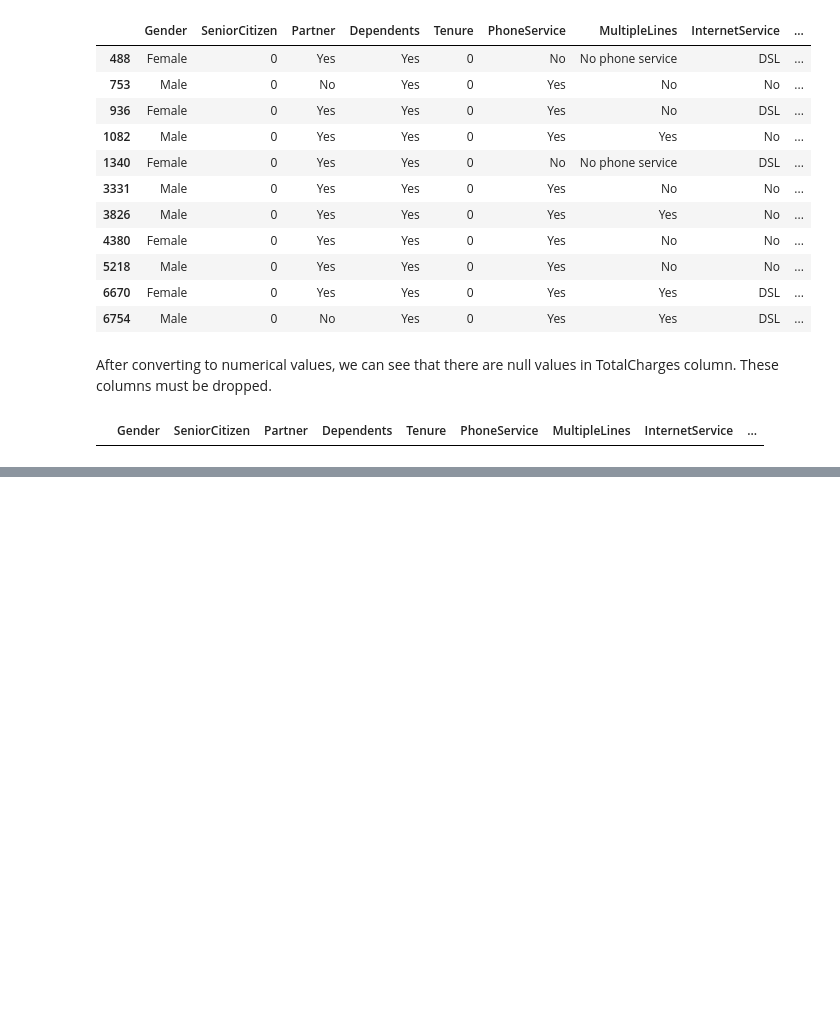
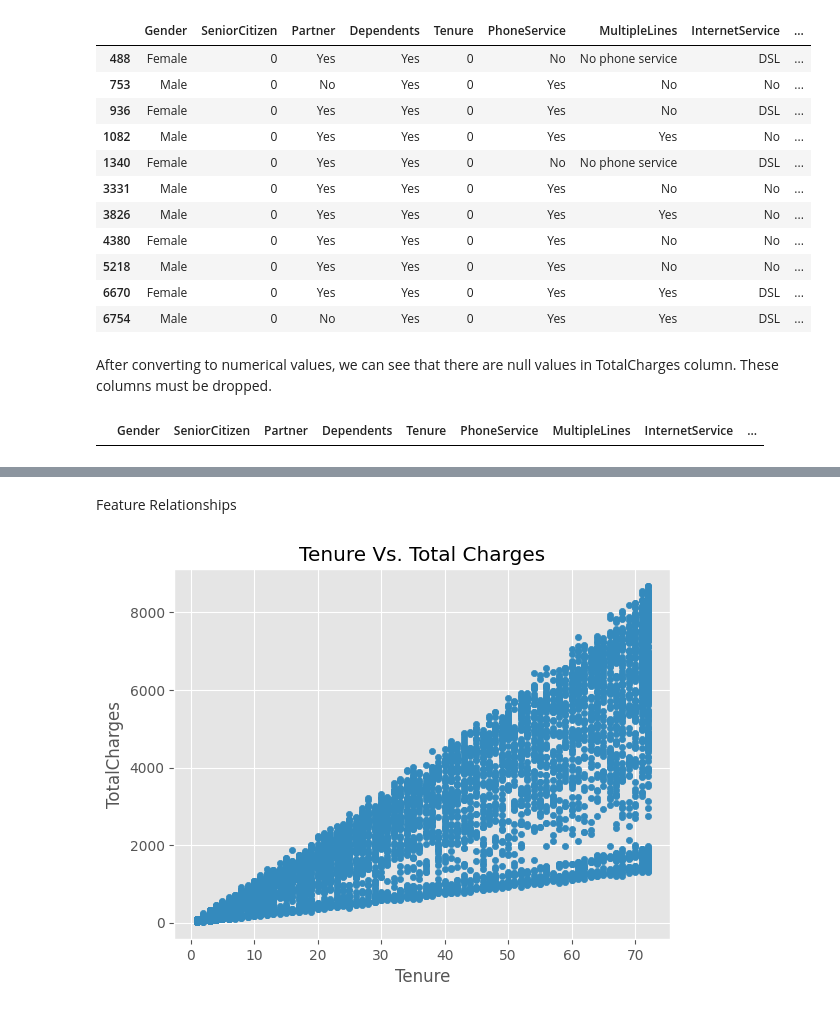
Before and after one commit to Chenuli05/CustomerChurn, a Jupyter notebook: Churn_ML_CW.ipynb, the cells around one changed output, grey strips where cells are left out. Saved outputs shown, nothing was run; the diff lists cells and outputs as text; code cells hidden in the pictures; blank space fills up the shorter version.

```diff
--- a/Churn_ML_CW.ipynb
+++ b/Churn_ML_CW.ipynb
@@ -201,0 +222,7 @@ df[df['TotalCharges'].isna()]
+# %% [markdown]
+Feature Relationships
+# %%
+df.plot(kind='scatter', x='Tenure', y='TotalCharges', title='Tenure Vs. Total Charges')
+plt.show()
+# %% [output]
+[figure, added]
```
Also changed, not shown: parts of 13 cells of this notebook.
